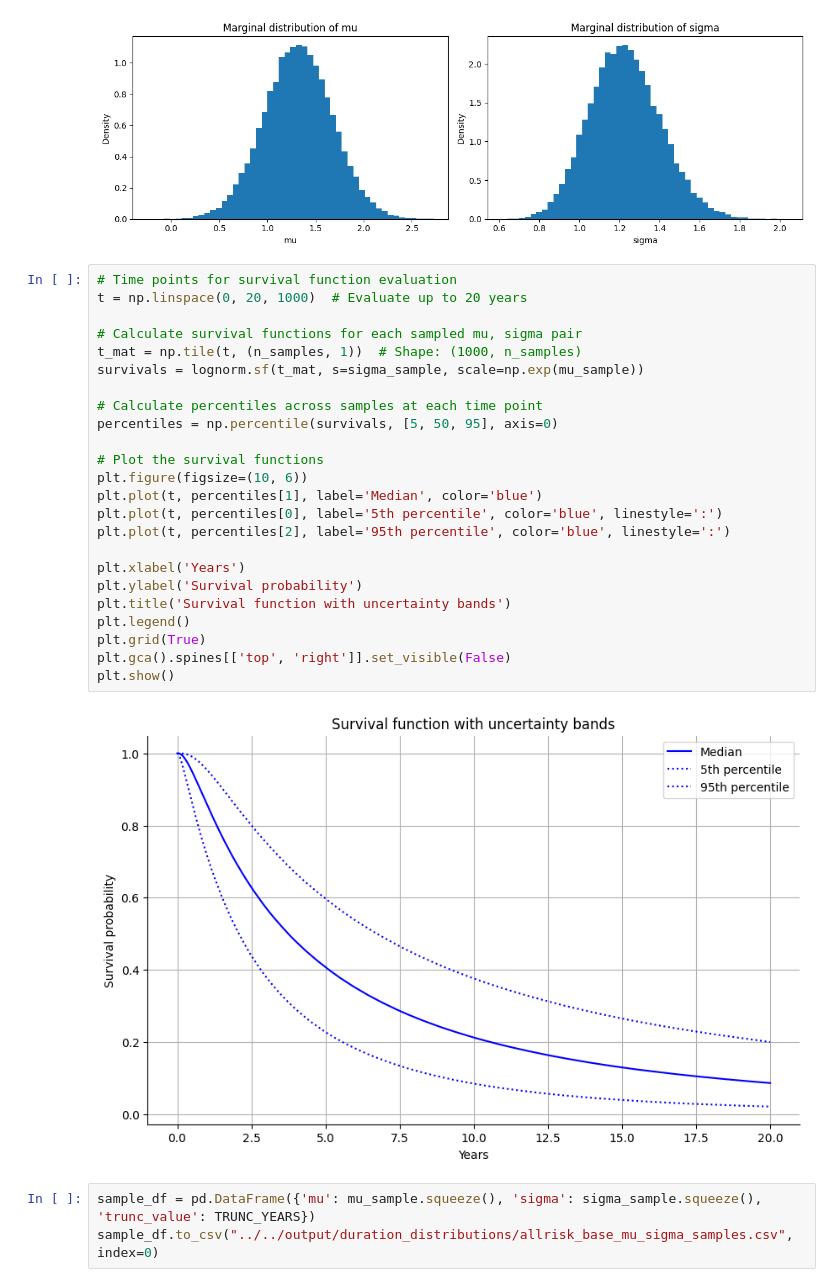
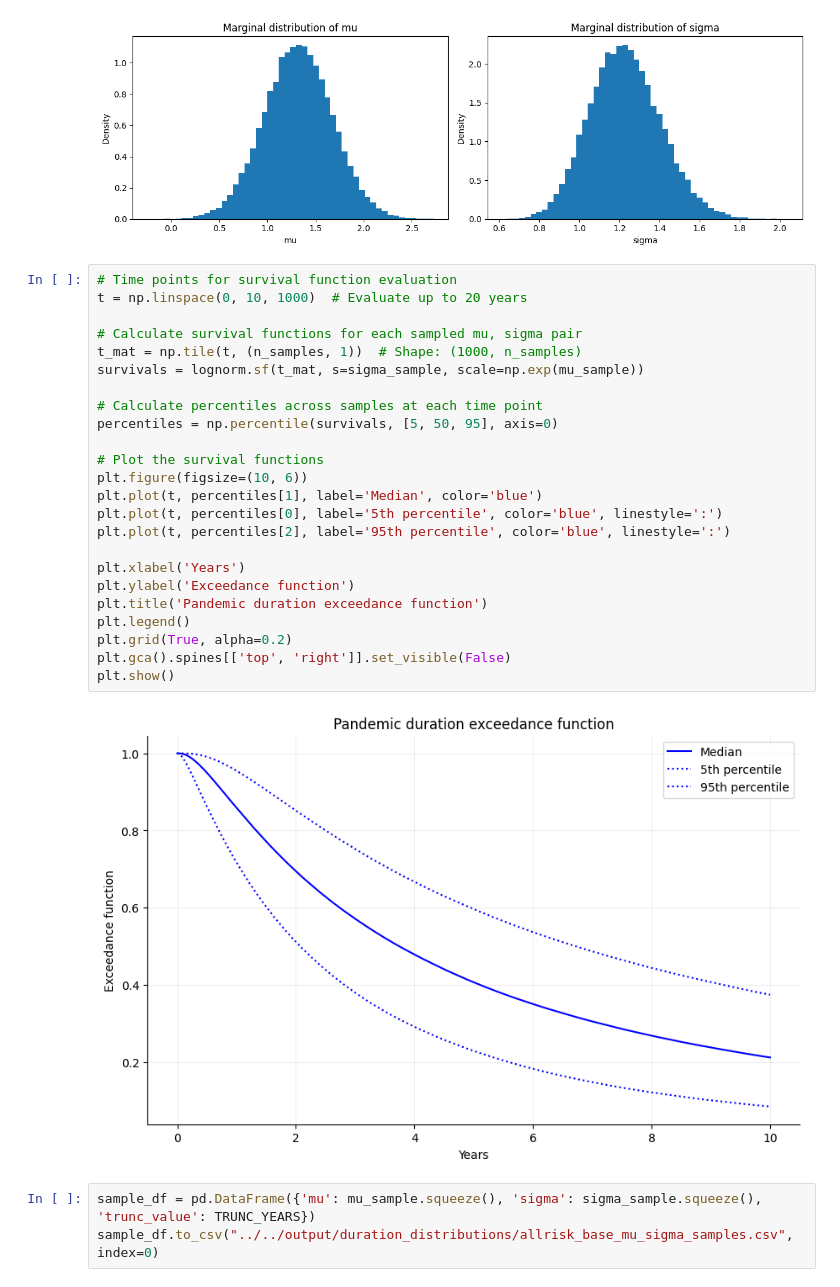
Before and after one commit to DevInnovationLab/pandemic_model_public, a Jupyter notebook: python/notebooks/38 mle_duration.ipynb, the cells around one changed output. Saved outputs shown, nothing was run; the diff lists cells and outputs as text.

```diff
--- a/python/notebooks/38 mle_duration.ipynb
+++ b/python/notebooks/38 mle_duration.ipynb
@@ -166,30 +166,30 @@ plt.show()
 [figure]
 # %%
 # Time points for survival function evaluation
-t = np.linspace(0, 20, 1000)  # Evaluate up to 20 years
+t = np.linspace(0, 10, 1000)  # Evaluate up to 20 years
 
 # Calculate survival functions for each sampled mu, sigma pair
 t_mat = np.tile(t, (n_samples, 1))  # Shape: (1000, n_samples)
 survivals = lognorm.sf(t_mat, s=sigma_sample, scale=np.exp(mu_sample))
 
 # Calculate percentiles across samples at each time point
 percentiles = np.percentile(survivals, [5, 50, 95], axis=0)
 
 # Plot the survival functions
 plt.figure(figsize=(10, 6))
 plt.plot(t, percentiles[1], label='Median', color='blue')
 plt.plot(t, percentiles[0], label='5th percentile', color='blue', linestyle=':')
 plt.plot(t, percentiles[2], label='95th percentile', color='blue', linestyle=':')
 
 plt.xlabel('Years')
-plt.ylabel('Survival probability')
-plt.title('Survival function with uncertainty bands')
+plt.ylabel('Exceedance function')
+plt.title('Pandemic duration exceedance function')
 plt.legend()
-plt.grid(True)
+plt.grid(True, alpha=0.2)
 plt.gca().spines[['top', 'right']].set_visible(False)
 plt.show()
 # %% [output]
-[figure, old version]
+[figure, new version]
 # %%
 sample_df = pd.DataFrame({'mu': mu_sample.squeeze(), 'sigma': sigma_sample.squeeze(), 'trunc_value': TRUNC_YEARS})
 sample_df.to_csv("../../output/duration_distributions/allrisk_base_mu_sigma_samples.csv", index=0)
```
Also changed, not shown: 19 other files.
